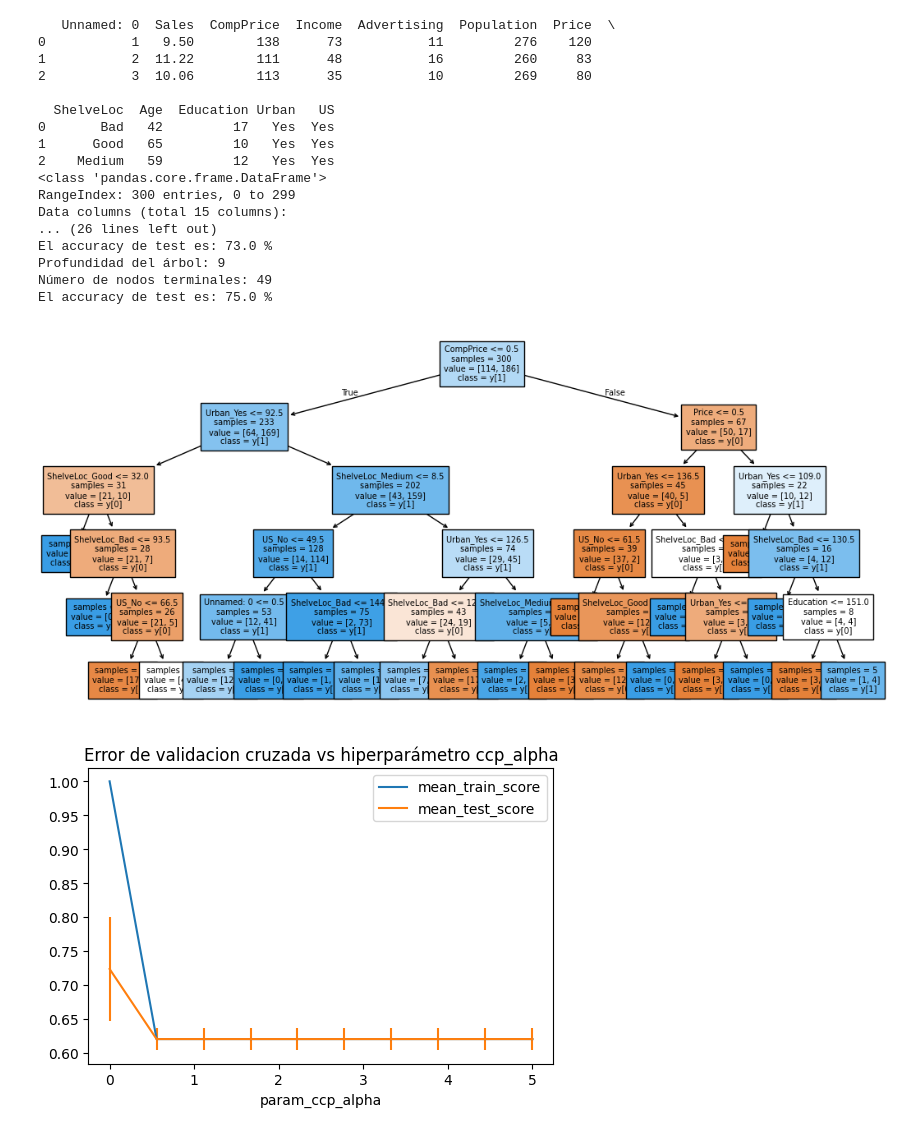
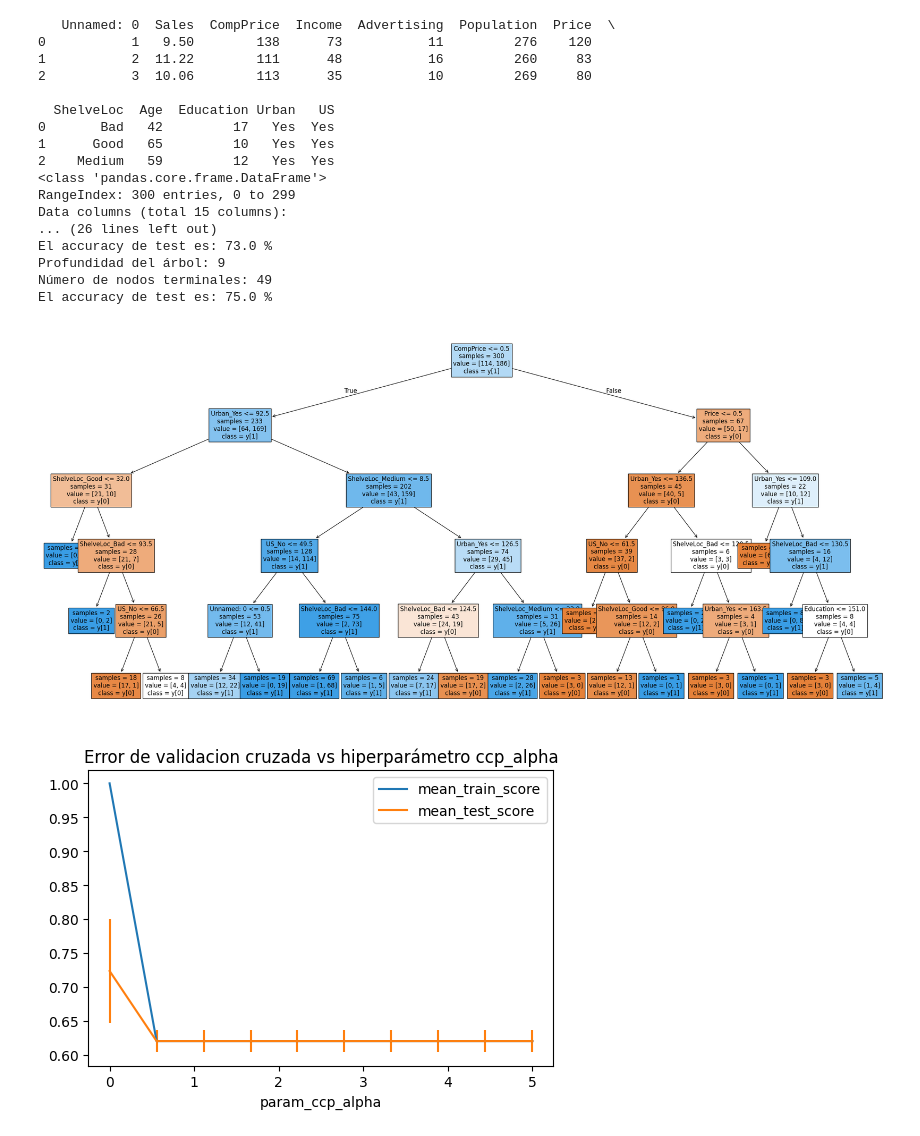
Before and after one commit to raul94a/model_decission_tree, a Jupyter notebook: src/main.ipynb, the cells around one changed output. Saved outputs shown, nothing was run; the diff lists cells and outputs as text; code cells hidden in the pictures.

```diff
--- a/src/main.ipynb
+++ b/src/main.ipynb
@@ -33,8 +33,8 @@ datos = datos.drop(columns = 'Sales')
 # División de los datos en train y test
 # ------------------------------------------------------------------------------
 X_train, X_test, y_train, y_test = train_test_split(
-datos.drop(columns = 'ventas_altas'),
-datos['ventas_altas'],
+ datos.drop(columns = 'ventas_altas'),
+    datos['ventas_altas'],
 random_state = 123
 )
 # One-hot-encoding de las variables categóricas
@@ -76,7 +76,7 @@ modelo.fit(X_train_prep, y_train)
 
 # Estructura del árbol creado
 # ------------------------------------------------------------------------------
-fig, ax = plt.subplots(figsize=(13, 6))
+fig, ax = plt.subplots(figsize=(30, 14))
 print(f"Profundidad del árbol: {modelo.get_depth()}")
 print(f"Número de nodos terminales: {modelo.get_n_leaves()}")
 print(f" {modelo._parameter_constraints}")
@@ -86,7 +86,7 @@ plot = plot_tree(
     class_names = True,
     filled = True,
     impurity = False,
-    fontsize = 7,
+    fontsize = 12,
     ax = ax
 )
 
@@ -137,32 +137,32 @@ ax.set_title("Error de validacion cruzada vs hiperparámetro ccp_alpha")
 # Estructura del árbol final
 # ------------------------------------------------------------------------------
 modelo_final = grid.best_estimator_
 print(f"Profundidad del árbol: {modelo_final.get_depth()}")
 print(f"Número de nodos terminales: {modelo_final.get_n_leaves()}")
 # Error de test del modelo final
 #-------------------------------------------------------------------------------
 predicciones = modelo_final.predict(X = X_test_prep)
 accuracy = accuracy_score(
 y_true = y_test,
 y_pred = predicciones)
 print(f"El accuracy de test es: {100 * accuracy} %")
 # %% [output]
    Unnamed: 0  Sales  CompPrice  Income  Advertising  Population  Price  \
 0           1   9.50        138      73           11         276    120
 1           2  11.22        111      48           16         260     83
 2           3  10.06        113      35           10         269     80
 
   ShelveLoc  Age  Education Urban   US
 0       Bad   42         17   Yes  Yes
 1      Good   65         10   Yes  Yes
 2    Medium   59         12   Yes  Yes
 <class 'pandas.core.frame.DataFrame'>
 RangeIndex: 300 entries, 0 to 299
 Data columns (total 15 columns):
 ... (26 lines left out)
 El accuracy de test es: 73.0 %
 Profundidad del árbol: 9
 Número de nodos terminales: 49
 El accuracy de test es: 75.0 %
-[figure, old version]
+[figure, new version]
 [figure]
```
Also changed, not shown: 40 other files.
